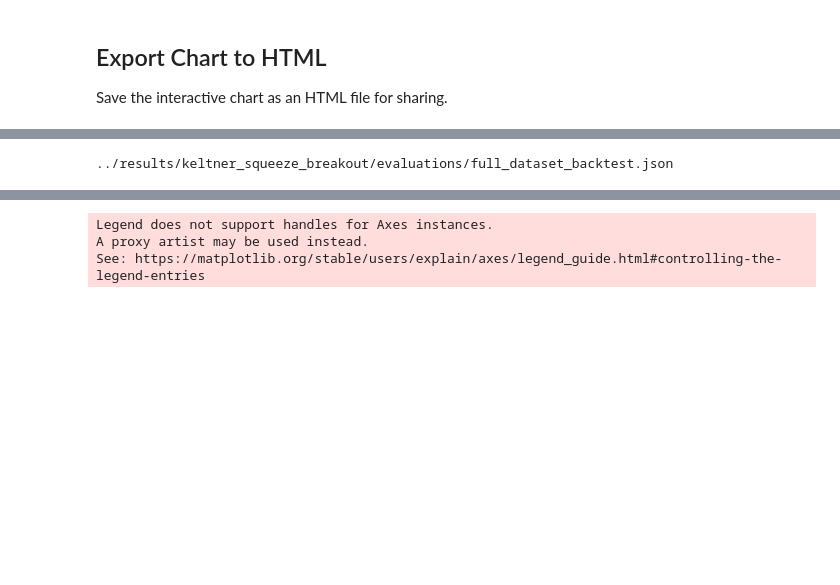
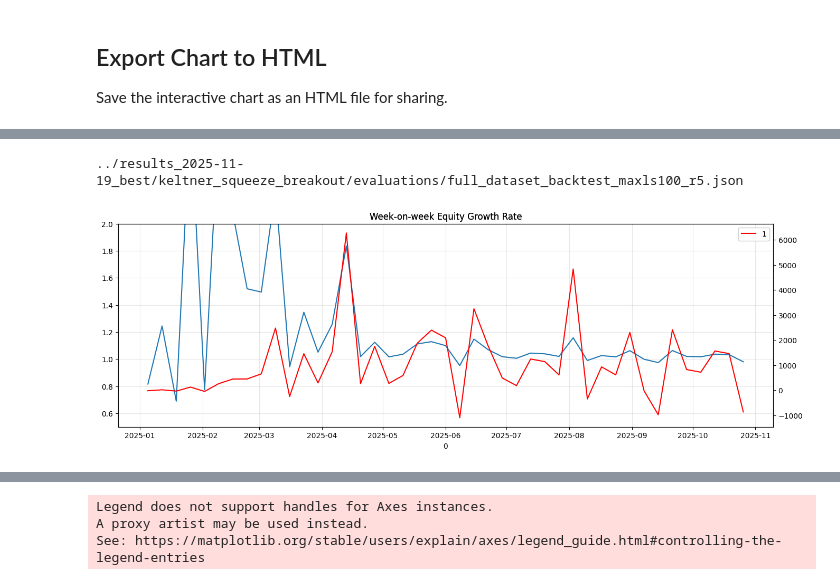
Before and after one commit to Dirkie8/trade-optimizer, a Jupyter notebook: scripts/candle_viz.ipynb, the cells around one changed output, grey strips where cells are left out. Cells and saved outputs as stored; diff of their text form; code cells hidden in the pictures; blank space fills up the shorter version.

```diff
--- a/scripts/candle_viz.ipynb
+++ b/scripts/candle_viz.ipynb
@@ -540,0 +699,14 @@ See: https://matplotlib.org/stable/users/explain/axes/legend_guide.html#controll
+# %%
+timespan_of_current_low = [pd.Timedelta(0)]
+equity_data_layered = pd.DataFrame({'Date': [], 'Equity': []})
+equity_data_layered.set_index('Date', inplace=True)
+for row in equity_data.iterrows():
+    current_equity = row[1]['Equity']
+    equity_data_layered.loc[row[0]] = row[1]['Equity']
+    df_lower_points = equity_data_layered[equity_data_layered < current_equity].dropna()
+    if not df_lower_points.empty:
+        timespan_of_current_low.append(row[0] - df_lower_points.iloc[-1].name)
+    else:
+        timespan_of_current_low.append(pd.Timedelta(0))
+
+timespan_of_current_low
@@ -545,34 +759,67 @@ import json
 import pandas as pd
 import plotly.graph_objects as go
 import matplotlib.pyplot as plt
-
-results_paths = [Path("../results/keltner_squeeze_breakout/evaluations/full_dataset_backtest.json")]
+import numpy as np
+import datetime as dt
 
 for results_path in results_paths:
     print(results_path)
     with open(results_path, "r") as f:
         eval_payload = json.load(f)
 
     equity = [100]
     last_high = 100
     drop_from_previous_high = [0]
     drop_from_previous_high_perc = [0]
     date_times = ["2025-01-02T09:00:00+00:00"]
     for ii in eval_payload['trades_detail']:
         date_times.append(ii['exit_time'])
         equity.append(equity[-1] + ii['pnl'])
         last_high = max(last_high, equity[-1])
 
         drop_from_previous_high.append(last_high - equity[-1])
         drop_from_previous_high_perc.append((last_high - equity[-1]) / last_high * 100)
 
     equity_data = pd.DataFrame({
         "Date": pd.to_datetime(date_times, utc=True),
         "Equity": equity,
         "Drawdown": drop_from_previous_high,
         "DrawdownPerc": drop_from_previous_high_perc
     })
 
     equity_data.set_index("Date", inplace=True)
+
+    cur_equity_set = []
+    week_on_week_equity = [[dt.datetime(2024, 12, 30).date(), np.float64(100.0)]]
+    week_on_week_equity_growth = []
+    week_on_week_equity_rate = []
+    concurrent_trades_count = []
+    cur_weekday = 0
+    last_weekday = 0
+    for row in equity_data.iterrows():
+        cur_weekday = row[0].weekday()
+        if cur_weekday >= last_weekday:
+            cur_equity_set.append([row[0].date(), row[1][0]])
+            last_weekday = cur_weekday
+        elif cur_weekday < last_weekday:
+            week_on_week_equity.append([cur_equity_set[-1][0], cur_equity_set[-1][1]])
+            week_on_week_equity_rate.append([week_on_week_equity[-1][0] , week_on_week_equity[-1][1] / week_on_week_equity[-2][1]])
+            week_on_week_equity_growth.append([week_on_week_equity[-1][0] , week_on_week_equity[-1][1] - week_on_week_equity[-2][1]])
+            cur_equity_set = []
+            cur_equity_set.append([row[0].date(), row[1][0]])
+            last_weekday = cur_weekday
+
+    week_on_week_equity_df = pd.DataFrame(week_on_week_equity)
+    week_on_week_equity_rate_df = pd.DataFrame(week_on_week_equity_rate)
+    week_on_week_equity_growth_df = pd.DataFrame(week_on_week_equity_growth)
+
+    fig3, ax3 = plt.subplots(figsize=(16, 5))
+    line1 = week_on_week_equity_rate_df.plot(ax=ax3, x=0, y=1, figsize=(16,5), title="Week-on-week Equity Growth Rate")
+    ax3.set_ylim([0.5, 2.0])
+    ax4 = ax3.twinx()
+    line2 = week_on_week_equity_growth_df.plot(ax=ax4, x=0, y=1, figsize=(16,5), color='red', title="Week-on-week Equity Growth Rate")
+    ax3.grid(True, alpha=0.3)
+    # ax3.set_ylim([0, 20])
 # %% [output]
-../results/keltner_squeeze_breakout/evaluations/full_dataset_backtest.json
+../results_2025-11-19_best/keltner_squeeze_breakout/evaluations/full_dataset_backtest_maxls100_r5.json
+[figure, added]
```
Also changed, not shown: parts of 31 cells of this notebook, 25 other files.
